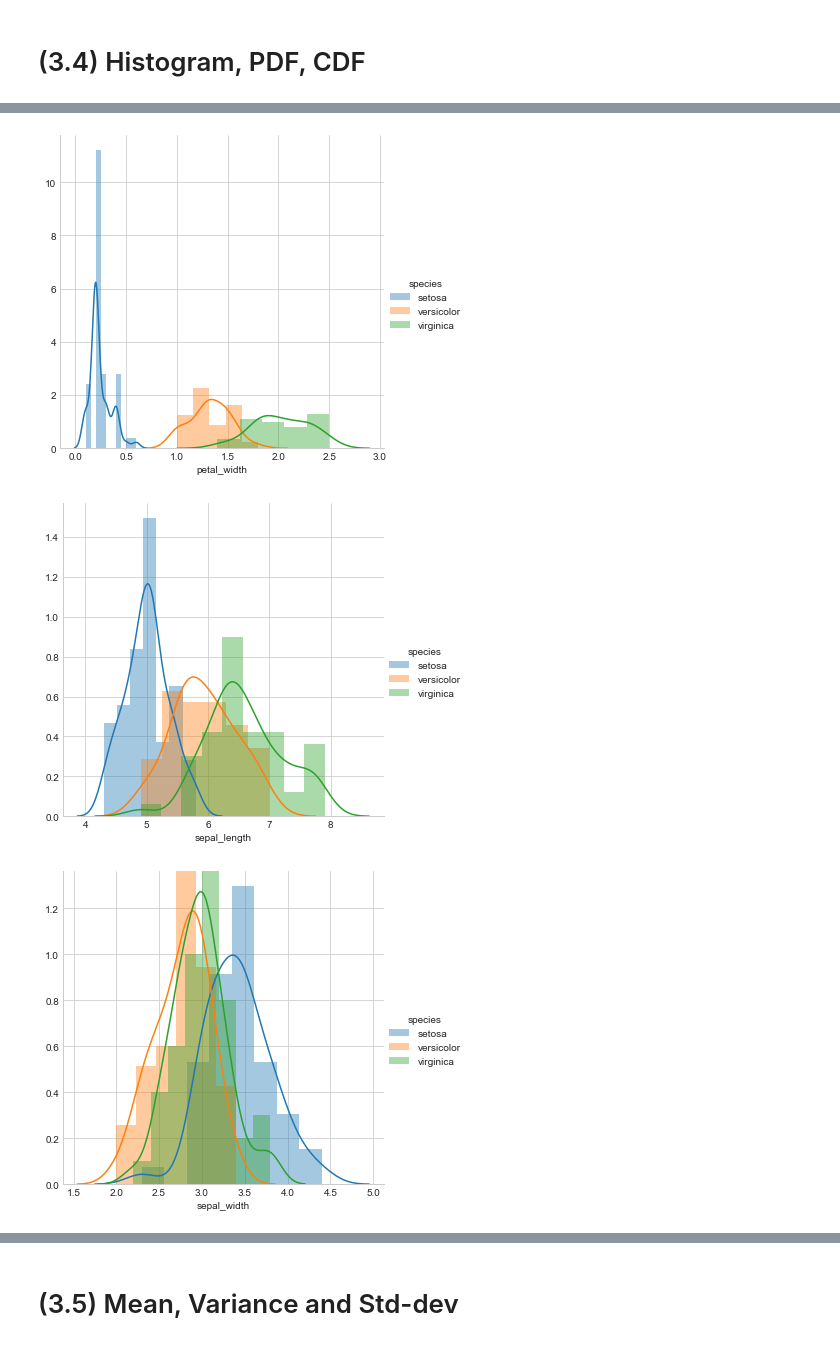
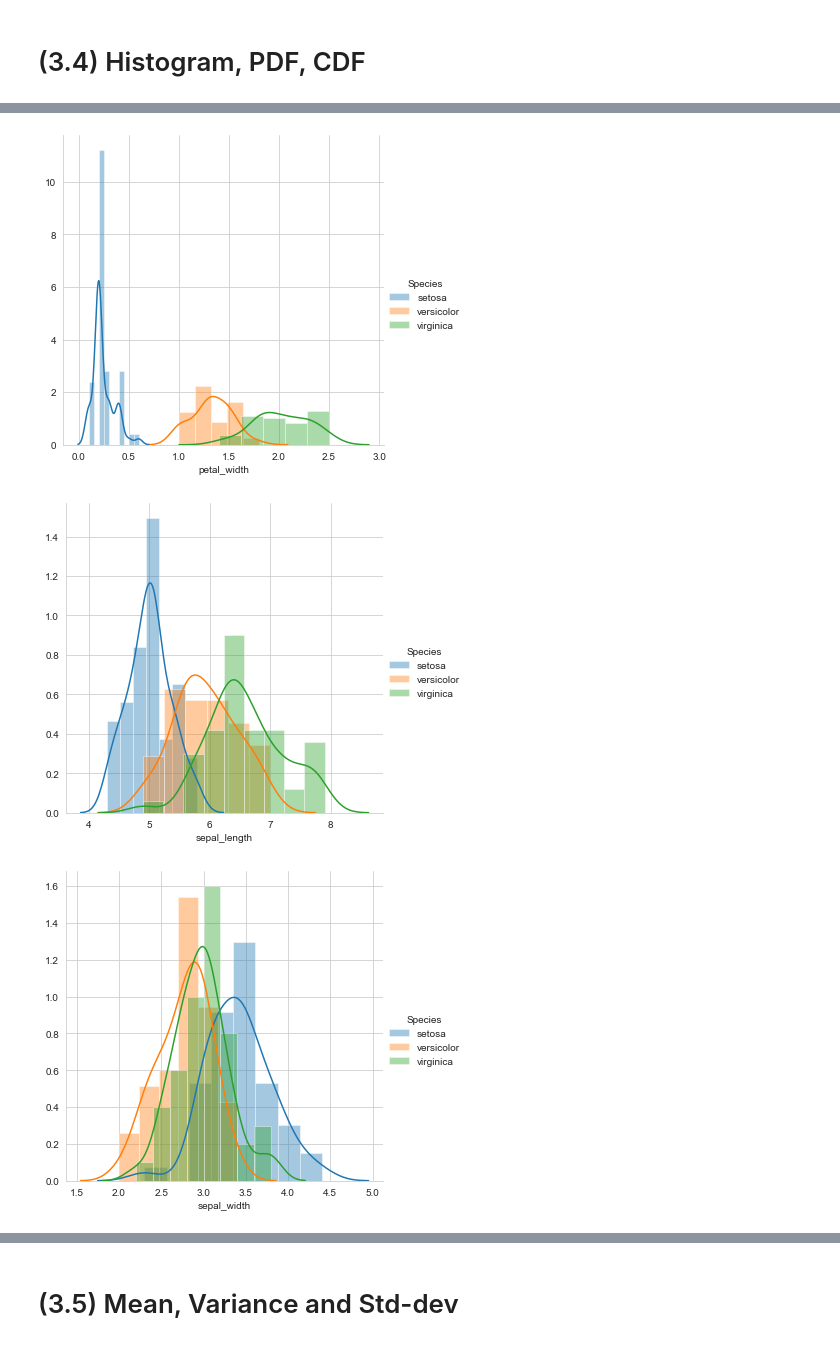
Before and after one commit to utkarshut/Machine-Learning-Algorithm, a Jupyter notebook: course/Exploratory Data Analysis..ipynb, the cells around one changed output, grey strips where cells are left out. Saved outputs shown, nothing was run; the diff lists cells and outputs as text; code cells hidden in the pictures.

```diff
--- a/course/Exploratory Data Analysis..ipynb
+++ b/course/Exploratory Data Analysis..ipynb
@@ -72,11 +79,16 @@ plt.show()
 # %%
 # 2-D Scatter plot with color-coding for each flower type/class.
 # Here 'sns' corresponds to seaborn.
-sns.set_style("whitegrid");
-sns.FacetGrid(iris, hue="species", size=4) \
+import seaborn as sns
+#whitegrid
+sns.set_style("darkgrid");
+sns.FacetGrid(iris, hue="Species", size=4) \
    .map(plt.scatter, "sepal_length", "sepal_width") \
    .add_legend();
-plt.show();
+#g =sns.FacetGrid(iris, hue="Species", size=4)
+#g.map(plt.scatter, "sepal_length", "sepal_width")
+#g.add_legend();
+#plt.show();
 
 # Notice that the blue points can be easily seperated
 # from red and green by drawing a line.
@@ -147,24 +180,24 @@ plt.show();
 # %%
-sns.FacetGrid(iris, hue="species", size=5) \
+sns.FacetGrid(iris, hue="Species", size=5) \
    .map(sns.distplot, "petal_width") \
    .add_legend();
 plt.show();
 # %% [output]
-[figure, old version]
+[figure, new version]
 # %%
-sns.FacetGrid(iris, hue="species", size=5) \
+sns.FacetGrid(iris, hue="Species", size=5) \
    .map(sns.distplot, "sepal_length") \
    .add_legend();
 plt.show();
 # %% [output]
-[figure, old version]
+[figure, new version]
 # %%
-sns.FacetGrid(iris, hue="species", size=5) \
+sns.FacetGrid(iris, hue="Species", size=5) \
    .map(sns.distplot, "sepal_width") \
    .add_legend();
 plt.show();
 # %% [output]
-[figure, old version]
+[figure, new version]
 # %%
 # Histograms and Probability Density Functions (PDF) using KDE
 # How to compute PDFs using counts/frequencies of data points in each window.
```
Also changed, not shown: parts of 17 cells of this notebook, 25 other files.
